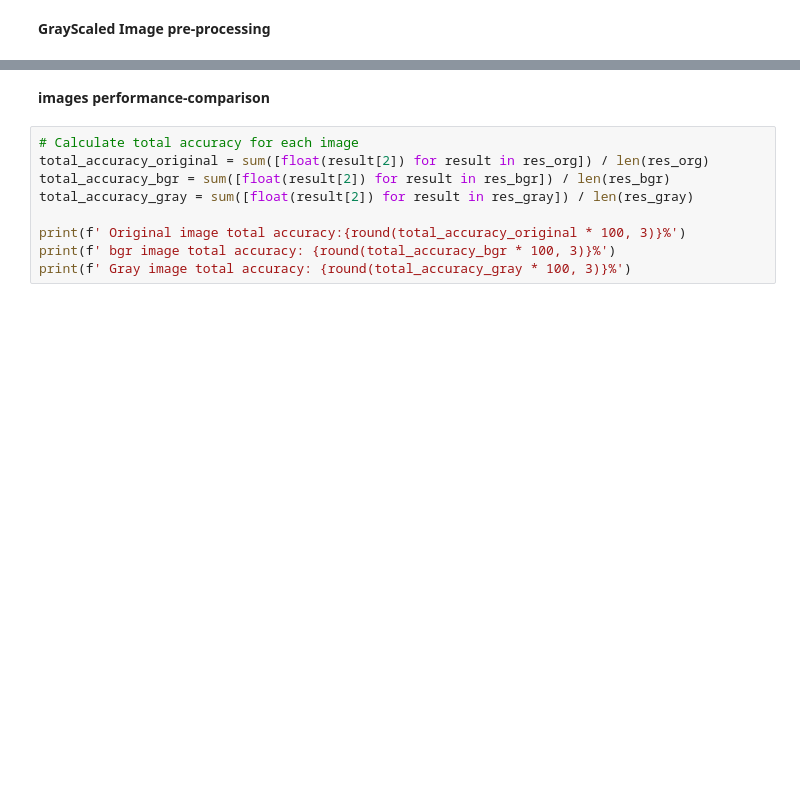
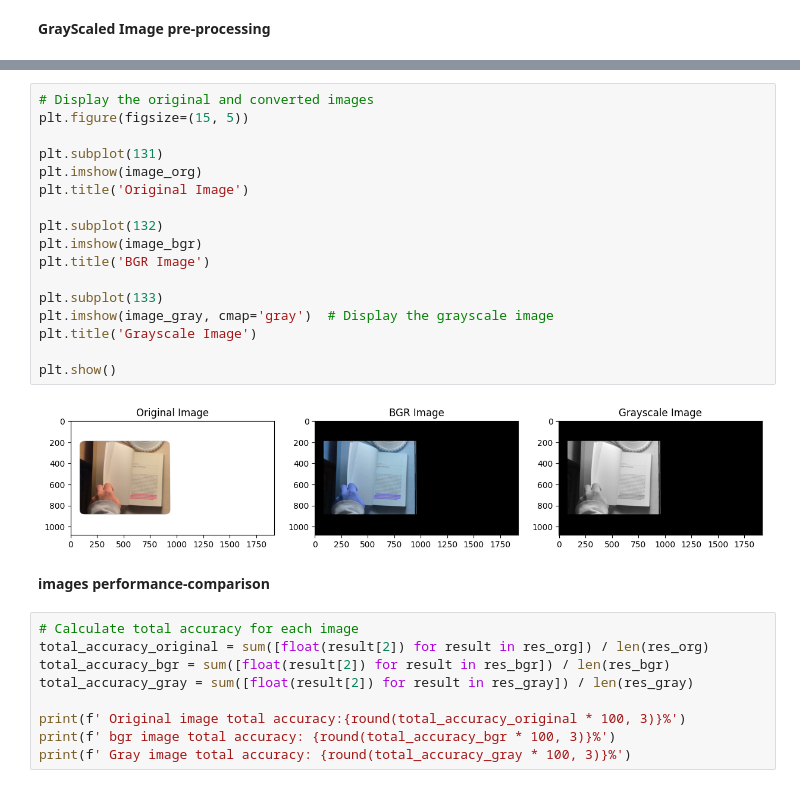
Before and after one commit to CreatorWassim/img-to-txt-to-exp, a Jupyter notebook: ocr_GPT.ipynb, the cells around one changed output, grey strips where cells are left out. Drawn from its saved outputs; the diff is of its cells as text; blank space fills up the shorter version.

```diff
--- a/ocr_GPT.ipynb
+++ b/ocr_GPT.ipynb
@@ -110,3 +102,22 @@ Neither CUDA nor MPS are available - defaulting to CPU. Note: This module is muc
+# %%
+# Display the original and converted images
+plt.figure(figsize=(15, 5))
+
+plt.subplot(131)
+plt.imshow(image_org)
+plt.title('Original Image')
+
+plt.subplot(132)
+plt.imshow(image_bgr)
+plt.title('BGR Image')
+
+plt.subplot(133)
+plt.imshow(image_gray, cmap='gray')  # Display the grayscale image
+plt.title('Grayscale Image')
+
+plt.show()
+# %% [output]
+[figure, added]
 # %% [markdown]
 **images performance-comparison**
 # %%
```
Also changed, not shown: parts of 14 cells of this notebook, 3 other files.
